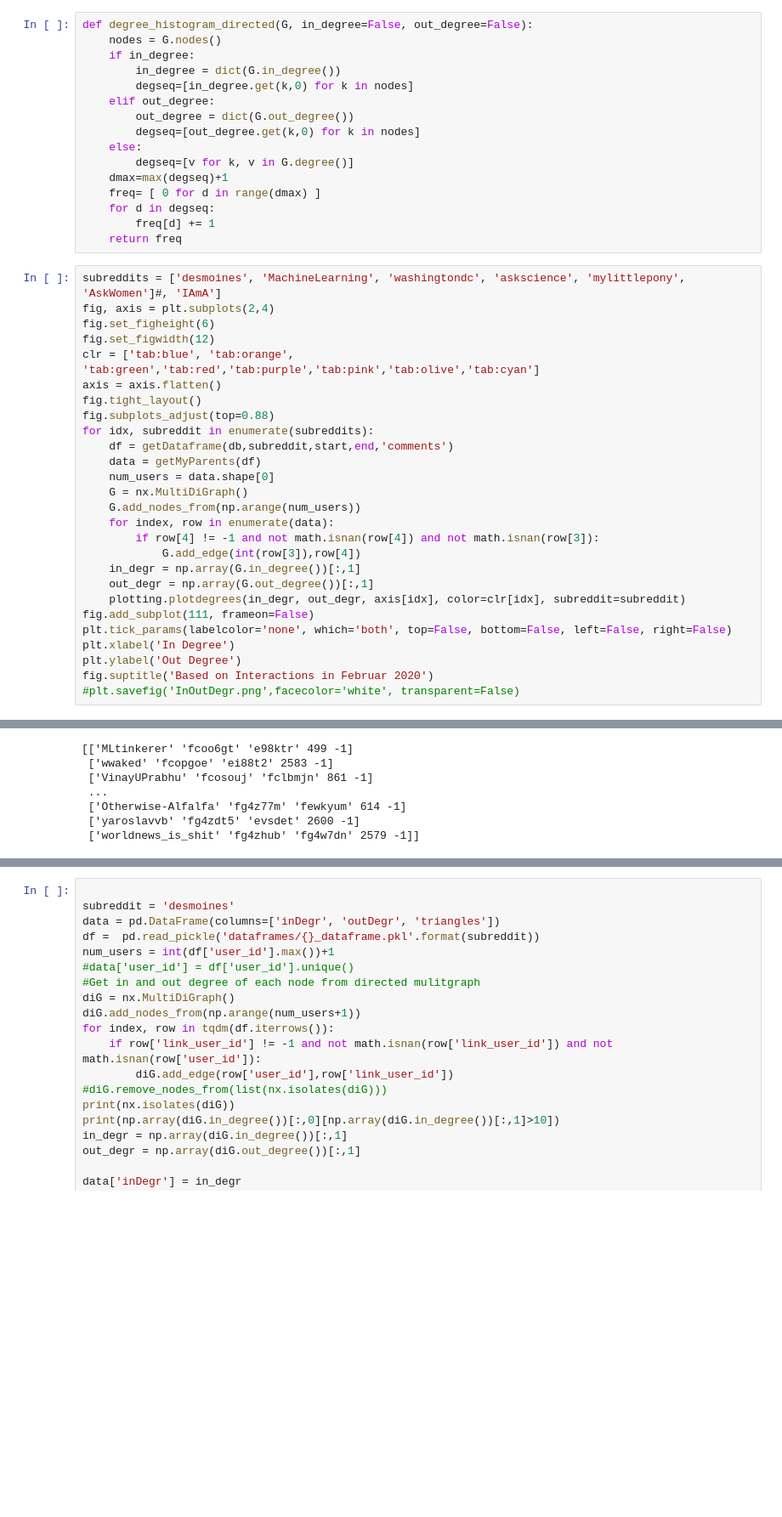
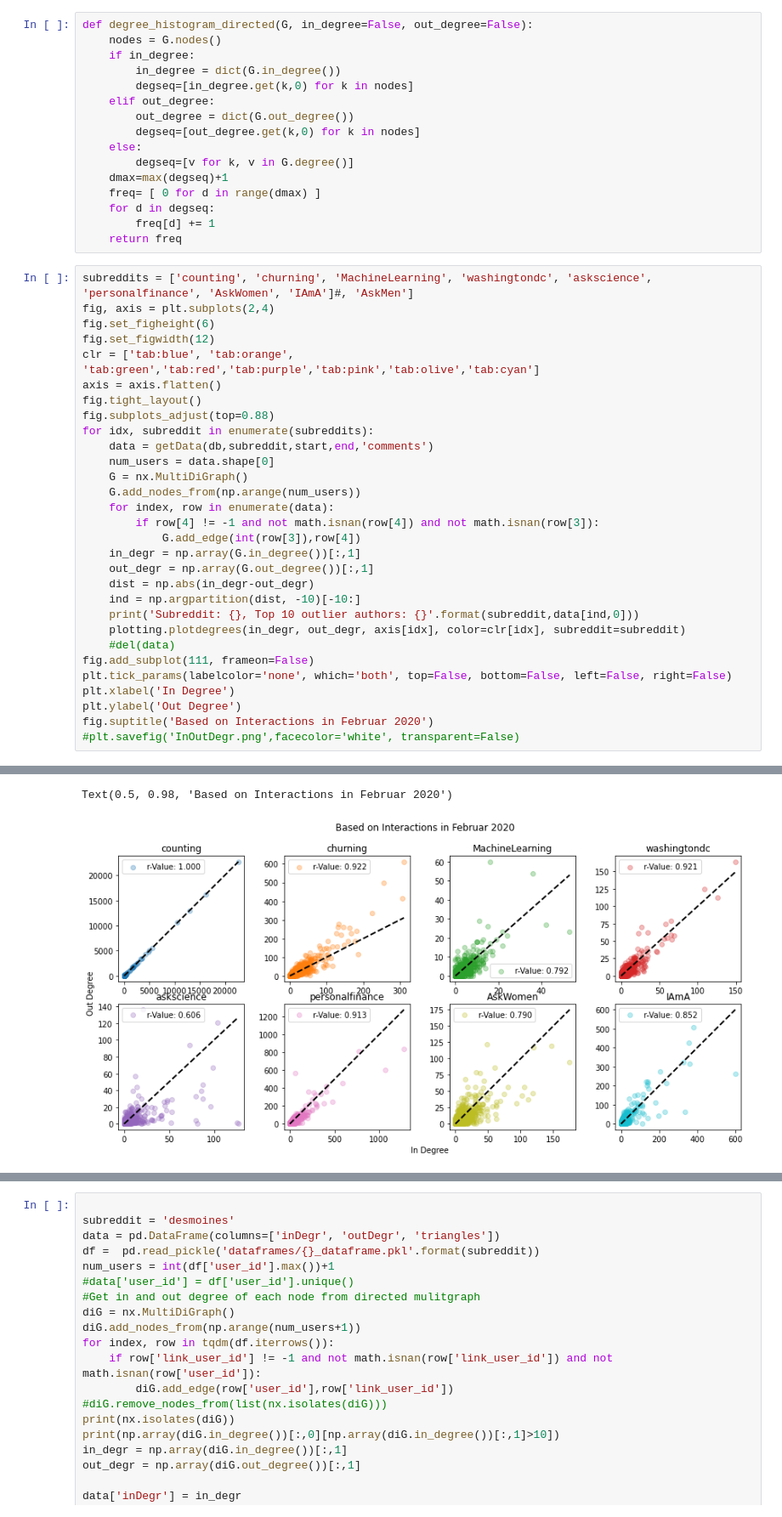
Before and after one commit to vneuhaus/InteractionNetworks, a Jupyter notebook: graph.ipynb, the cells around one changed output, grey strips where cells are left out. Shown at 85% size. Drawn from its saved outputs; the diff is of its cells as text; blank space fills up the shorter version.

```diff
--- a/graph.ipynb
+++ b/graph.ipynb
@@ -126,7 +117,7 @@ def degree_histogram_directed(G, in_degree=False, out_degree=False):
         freq[d] += 1
     return freq
 # %%
-subreddits = ['desmoines', 'MachineLearning', 'washingtondc', 'askscience', 'mylittlepony', 'AskWomen']#, 'IAmA']
+subreddits = ['counting', 'churning', 'MachineLearning', 'washingtondc', 'askscience', 'personalfinance', 'AskWomen', 'IAmA']#, 'AskMen']
 fig, axis = plt.subplots(2,4)
 fig.set_figheight(6)
 fig.set_figwidth(12)
@@ -135,8 +126,7 @@ axis = axis.flatten()
 fig.tight_layout()
 fig.subplots_adjust(top=0.88)
 for idx, subreddit in enumerate(subreddits):
-    df = getDataframe(db,subreddit,start,end,'comments')
-    data = getMyParents(df)
+    data = getData(db,subreddit,start,end,'comments')
     num_users = data.shape[0]
     G = nx.MultiDiGraph()
     G.add_nodes_from(np.arange(num_users))
@@ -145,7 +135,11 @@ for idx, subreddit in enumerate(subreddits):
             G.add_edge(int(row[3]),row[4])
     in_degr = np.array(G.in_degree())[:,1]
     out_degr = np.array(G.out_degree())[:,1]
+    dist = np.abs(in_degr-out_degr)
+    ind = np.argpartition(dist, -10)[-10:]
+    print('Subreddit: {}, Top 10 outlier authors: {}'.format(subreddit,data[ind,0]))
     plotting.plotdegrees(in_degr, out_degr, axis[idx], color=clr[idx], subreddit=subreddit)
+    #del(data)
 fig.add_subplot(111, frameon=False)
 plt.tick_params(labelcolor='none', which='both', top=False, bottom=False, left=False, right=False)
 plt.xlabel('In Degree')
@@ -163,7 +167,2 @@ fig.suptitle('Based on Interactions in Februar 2020')
-[['MLtinkerer' 'fcoo6gt' 'e98ktr' 499 -1]
- ['wwaked' 'fcopgoe' 'ei88t2' 2583 -1]
- ['VinayUPrabhu' 'fcosouj' 'fclbmjn' 861 -1]
- ...
- ['Otherwise-Alfalfa' 'fg4z77m' 'fewkyum' 614 -1]
- ['yaroslavvb' 'fg4zdt5' 'evsdet' 2600 -1]
- ['worldnews_is_shit' 'fg4zhub' 'fg4w7dn' 2579 -1]]
+Text(0.5, 0.98, 'Based on Interactions in Februar 2020')
+[figure, added]
```
Also changed, not shown: parts of 8 cells of this notebook, 1 other file.
